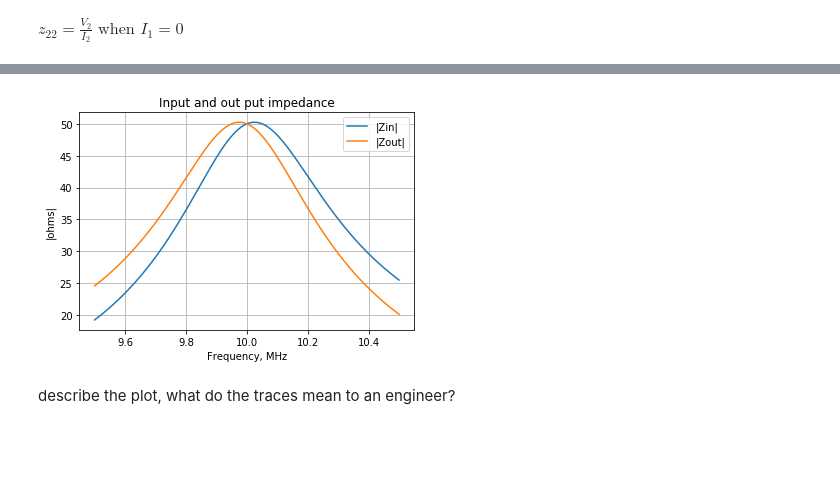
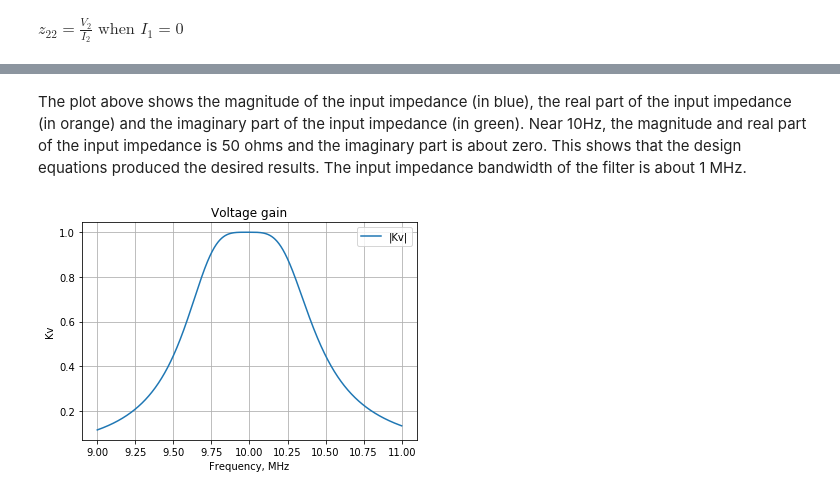
Before and after one commit to Tiburonboy/EE_jupyter_notebooks, a Jupyter notebook: Two port parameters/Two port parameters.ipynb, the cells around one changed output, grey strips where cells are left out. Cells and saved outputs as stored; diff of their text form; code cells hidden in the pictures; blank space fills up the shorter version.

```diff
--- a/Two port parameters/Two port parameters.ipynb
+++ b/Two port parameters/Two port parameters.ipynb
@@ -439,0 +544,2 @@ $$\left[\begin{matrix}C_{1} s v_{1} + I_{L1} + I_{L2} + I_{V1} = 0\\- C_{3} s v_
+# %%
+element_values = {L1:L1p,C1:C1p,C2:C2p,L2:L2p,L3:L1p,C3:C1p}
@@ -440,6 +548,4 @@ $$\left[\begin{matrix}C_{1} s v_{1} + I_{L1} + I_{L2} + I_{V1} = 0\\- C_{3} s v_
 # %%
-element_values = {L1:L1a,C1:C1a,C2:C2a,L2:L2a,L3:L3a,C3:C3a}
-
 # find solution
 u_p1 = solve(equ_p1.subs(element_values),[v1, v2, v3, I_V1, I_L1, I_L2, I_L3])
 u_p1
@@ -569,0 +660,20 @@ Zs = 50
+# %%
+# set the source and load impedance
+Zl = Z
+Zs = Z
+# %%
+w = np.linspace(9e6*2*np.pi, 11e6*2*np.pi, 2000, endpoint=True)
+#w = np.linspace(8e6*2*np.pi, 12e6*2*np.pi, 2000, endpoint=True)
+
+plt.title('Input impedance')
+
+plt.plot(w/(2*np.pi)/1e6, np.abs(func_z11_s(1j*w)-(func_z12_s(1j*w)*func_z21_s(1j*w))/(func_z22_s(1j*w)+Zl)),'-',label='|Zin|')
+plt.plot(w/(2*np.pi)/1e6, np.real(func_z11_s(1j*w)-(func_z12_s(1j*w)*func_z21_s(1j*w))/(func_z22_s(1j*w)+Zl)),'-',label='Re Zin')
+plt.plot(w/(2*np.pi)/1e6, np.imag(func_z11_s(1j*w)-(func_z12_s(1j*w)*func_z21_s(1j*w))/(func_z22_s(1j*w)+Zl)),'-',label='Im Zin')
+#plt.plot(w/(2*np.pi)/1e6, np.abs(func_z22_s(1j*w)-(func_z12_s(1j*w)*func_z21_s(1j*w))/(func_z11_s(1j*w)+Zs)),'-',label='|Zout|')
+
+plt.ylabel('impedance')
+plt.xlabel('Frequency, MHz')
+plt.legend()
+plt.grid()
+plt.show()
@@ -570,21 +682,25 @@ Zs = 50
+# %% [markdown]
+The plot above shows the magnitude of the input impedance (in blue), the real part of the input impedance (in orange) and the imaginary part of the input impedance (in green). Near 10Hz, the magnitude and real part of the input impedance is 50 ohms and the imaginary part is about zero. This shows that the design equations produced the desired results. The input impedance bandwidth of the filter is about 1 MHz.
 # %%
-w = np.linspace(9.5e6*2*np.pi, 10.5e6*2*np.pi, 1000, endpoint=True)
+#w = np.linspace(8.5e6*2*np.pi, 11.5e6*2*np.pi, 2000, endpoint=True)
 #w = np.linspace(8e6*2*np.pi, 12e6*2*np.pi, 1000, endpoint=True)
 
 Ki = (-func_z21_s(1j*w))/( func_z22_s(1j*w)+Zl)
-Kv = (func_z21_s(1j*w)*Zl)/((func_z11_s(1j*w)*func_z22_s(1j*w) - func_z12_s(1j*w)*func_z21_s(1j*w)) + func_z11_s(1j*w)*Zl)
+Kv = (func_z21_s(1j*w)*Zl)/(func_z11_s(1j*w)*func_z22_s(1j*w) - func_z12_s(1j*w)*func_z21_s(1j*w) + func_z11_s(1j*w)*Zl)
 
-plt.title('Input and out put impedance')
+plt.title('Voltage gain')
 
-plt.plot(w/(2*np.pi)/1e6, np.abs(func_z11_s(1j*w)-(func_z12_s(1j*w)*func_z21_s(1j*w))/(func_z22_s(1j*w)+Zl)),'-',label='|Zin|')
-plt.plot(w/(2*np.pi)/1e6, np.abs(func_z22_s(1j*w)-(func_z12_s(1j*w)*func_z21_s(1j*w))/(func_z11_s(1j*w)+Zs)),'-',label='|Zout|')
+#plt.plot(w/(2*np.pi)/1e6, np.abs(Ki),'-',label='|Ki|')
+#plt.plot(w/(2*np.pi)/1e6, np.real(Ki),'-',label='Re Ki')
+#plt.plot(w/(2*np.pi)/1e6, np.imag(Ki),'-',label='Im Ki')
+plt.plot(w/(2*np.pi)/1e6, np.abs(Kv),'-',label='|Kv|')
+#plt.plot(w/(2*np.pi)/1e6, np.real(Kv),'-',label='Re Kv')
+#plt.plot(w/(2*np.pi)/1e6, np.imag(Kv),'-',label='Im Kv')
 
-plt.ylabel('|ohms|')
+plt.ylabel('Kv')
 plt.xlabel('Frequency, MHz')
 plt.legend()
 plt.grid()
 plt.show()
 # %% [output]
-[figure, old version]
+[figure, new version]
-# %% [markdown]
-describe the plot, what do the traces mean to an engineer?
```
Also changed, not shown: parts of 105 cells of this notebook, 1 other file.
